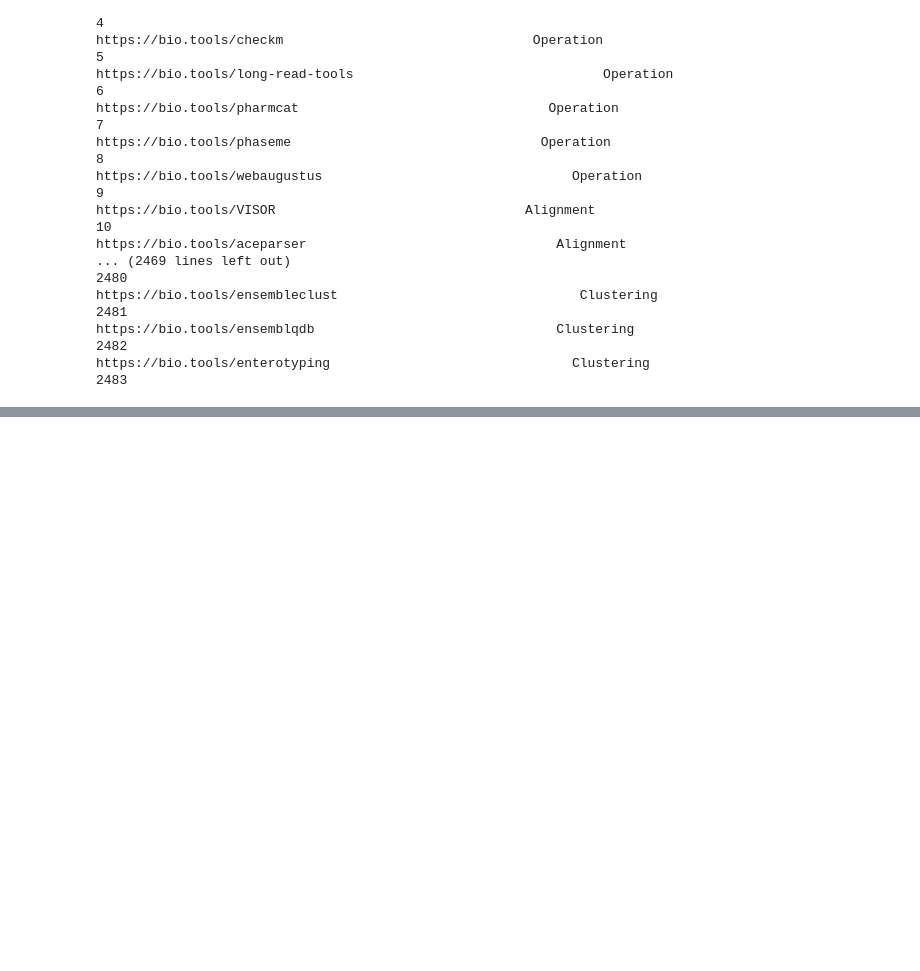
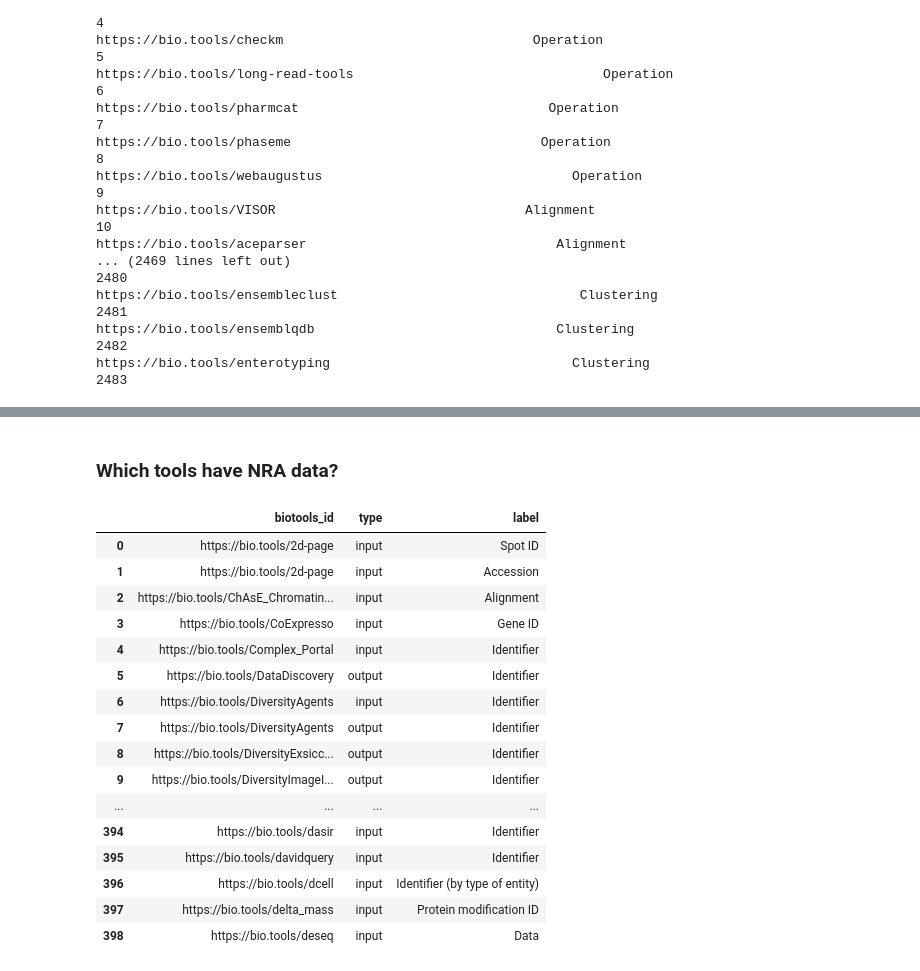
Before and after one commit to bio-tools/biohackathon2022, a Jupyter notebook: notebooks/NotRecommendedForAnnotation.ipynb, the cells around one changed output, grey strips where cells are left out. Drawn from its saved outputs; the diff is of its cells as text; code cells hidden in the pictures; blank space fills up the shorter version.

```diff
--- a/notebooks/NotRecommendedForAnnotation.ipynb
+++ b/notebooks/NotRecommendedForAnnotation.ipynb
@@ -150,0 +191,36 @@ remote_query(q)
+# %% [markdown]
+### Which tools have NRA data?
+# %%
+q = '''
+SELECT ?biotools_id ?type ?label WHERE {
+    { ?biotools_id a sc:SoftwareApplication;
+      bsc:input [sc:additionalType ?datatype];
+      values ?type {'input'}.}
+    UNION
+    { ?biotools_id a sc:SoftwareApplication;
+      bsc:output [sc:additionalType ?datatype];
+      values ?type {'output'}.}
+   ?datatype rdfs:label ?label.
+   ?datatype edam:notRecommendedForAnnotation true.
+}
+ORDER BY ?biotools_id ?type
+'''
+remote_query(q)
+# %% [output]
+|  | biotools_id | type | label |
+| 0 | https://bio.tools/2d-page | input | Spot ID |
+| 1 | https://bio.tools/2d-page | input | Accession |
+| 2 | https://bio.tools/ChAsE_Chromatin... | input | Alignment |
+| 3 | https://bio.tools/CoExpresso | input | Gene ID |
+| 4 | https://bio.tools/Complex_Portal | input | Identifier |
+| 5 | https://bio.tools/DataDiscovery | output | Identifier |
+| 6 | https://bio.tools/DiversityAgents | input | Identifier |
+| 7 | https://bio.tools/DiversityAgents | output | Identifier |
+| 8 | https://bio.tools/DiversityExsicc... | output | Identifier |
+| 9 | https://bio.tools/DiversityImageI... | output | Identifier |
+| ... | ... | ... | ... |
+| 394 | https://bio.tools/dasir | input | Identifier |
+| 395 | https://bio.tools/davidquery | input | Identifier |
+| 396 | https://bio.tools/dcell | input | Identifier (by type of entity) |
+| 397 | https://bio.tools/delta_mass | input | Protein modification ID |
+| 398 | https://bio.tools/deseq | input | Data |
```
Also changed, not shown: parts of 4 cells of this notebook.
